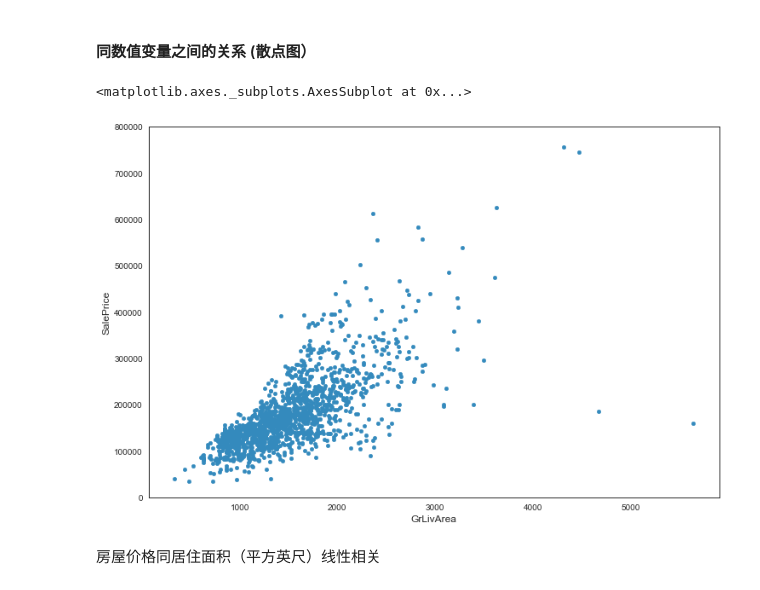
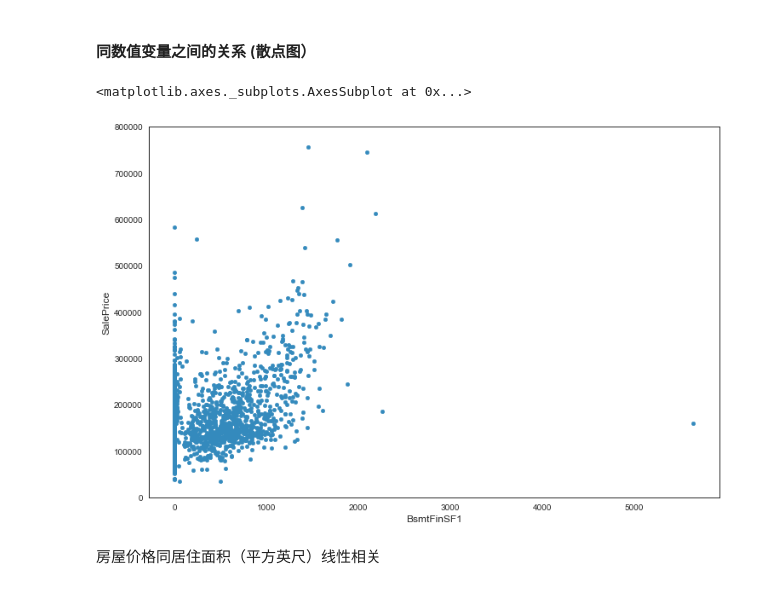
Before and after one commit to Gyczero/Kaggle-Solutions, a Jupyter notebook: House Prices/Untitled.ipynb, the cells around one changed output. Drawn from its saved outputs; the diff is of its cells as text; code cells hidden in the pictures.

```diff
--- a/House Prices/Untitled.ipynb
+++ b/House Prices/Untitled.ipynb
@@ -358,15 +358,15 @@ To take the most out of our research, we will start by looking carefully at the
 # %% [markdown]
 #### 同数值变量之间的关系 (散点图）
 # %%
-var = 'GrLivArea' # 房屋居住面积
+var = 'BsmtFinSF1' # 房屋居住面积
 
 # concat - Series默认行合并； axis = 1，列合并
 data = pd.concat([train_df['SalePrice'], train_df[var]], axis=1)
 # print dataFrame
 data.plot.scatter(x=var, y='SalePrice', ylim = (0, 800000)) # y轴限制
 # %% [output]
 <matplotlib.axes._subplots.AxesSubplot at 0x...>
-[figure, old version]
+[figure, new version]
 # %% [markdown]
 房屋价格同居住面积（平方英尺）线性相关
 # %%
```
Also changed, not shown: parts of 97 cells of this notebook, 2 other files.
